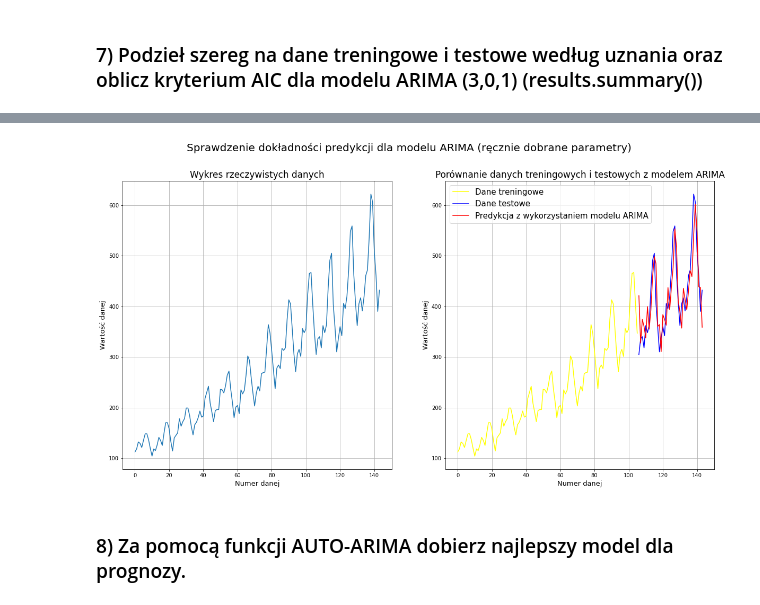
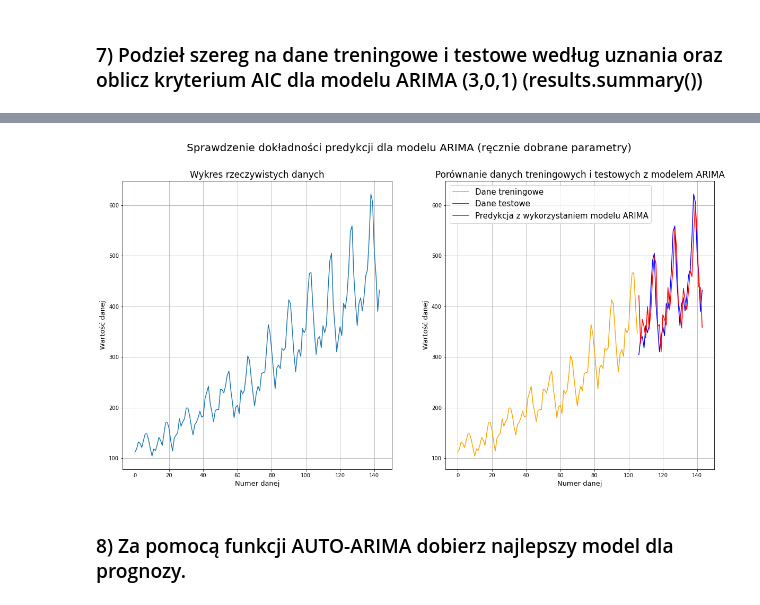
Before and after one commit to Lucas5858/Lab10_LukaszSzyszka, a Jupyter notebook: Lab10_ŁukaszSzyszka.ipynb, the cells around one changed output, grey strips where cells are left out. Cells and saved outputs as stored; diff of their text form; code cells hidden in the pictures.

```diff
--- a/Lab10_ŁukaszSzyszka.ipynb
+++ b/Lab10_ŁukaszSzyszka.ipynb
@@ -259,7 +259,7 @@ ax1.set_xlabel('Numer danej', fontsize=13)
 ax1.set_ylabel('Wartość danej', fontsize=13)
 ax1.grid('on')
 ax2 = fig.add_subplot(1, 2, 2)
-ax2.plot(train, color='yellow')
+ax2.plot(train, color='orange')
 ax2.plot(np.arange(my_val, my_val + num_of_periods), test, color='blue')
 ax2.plot(np.arange(my_val, my_val + num_of_periods), prediction_model, color='red')
 ax2.set_title('Porównanie danych treningowych i testowych z modelem ARIMA', fontsize=17)
@@ -278,15 +278,15 @@ Time:                        16:33:56   BIC                            414.421
 Sample:                             0   HQIC                           408.092
                                  - 38
 Covariance Type:                  opg
 ==============================================================================
                  coef    std err          z      P>|z|      [0.025      0.975]
 ------------------------------------------------------------------------------
 ... (11 lines left out)
 ===================================================================================
 
 Warnings:
 [1] Covariance matrix calculated using the outer product of gradients (complex-step).
-[figure, old version]
+[figure, new version]
 # %% [markdown]
 ### 8) Za pomocą funkcji AUTO-ARIMA dobierz najlepszy model dla prognozy.
 # %%
```
Also changed, not shown: parts of 3 cells of this notebook.
